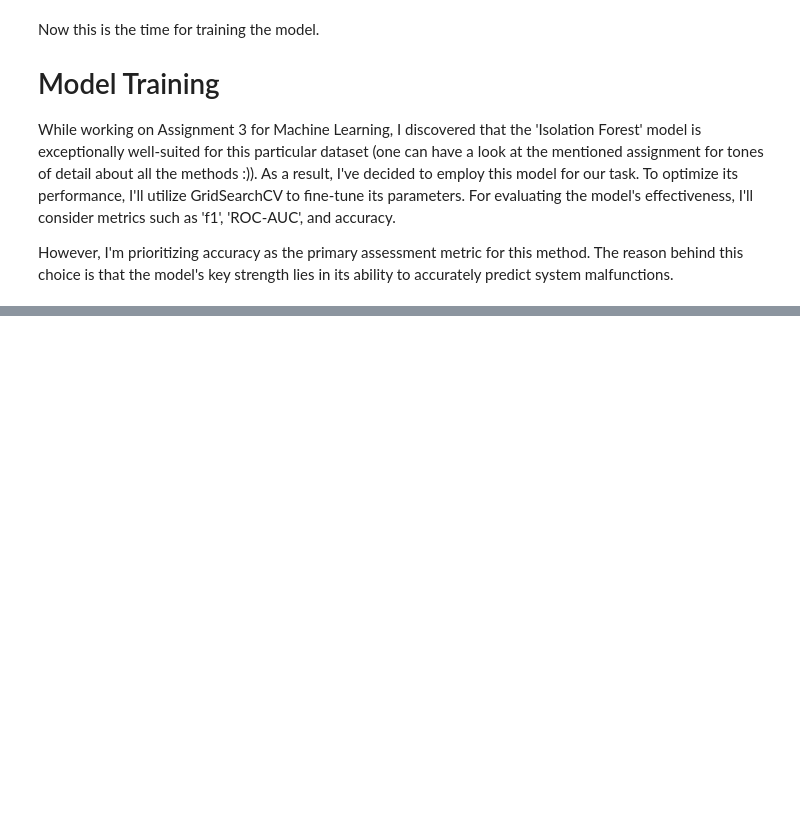
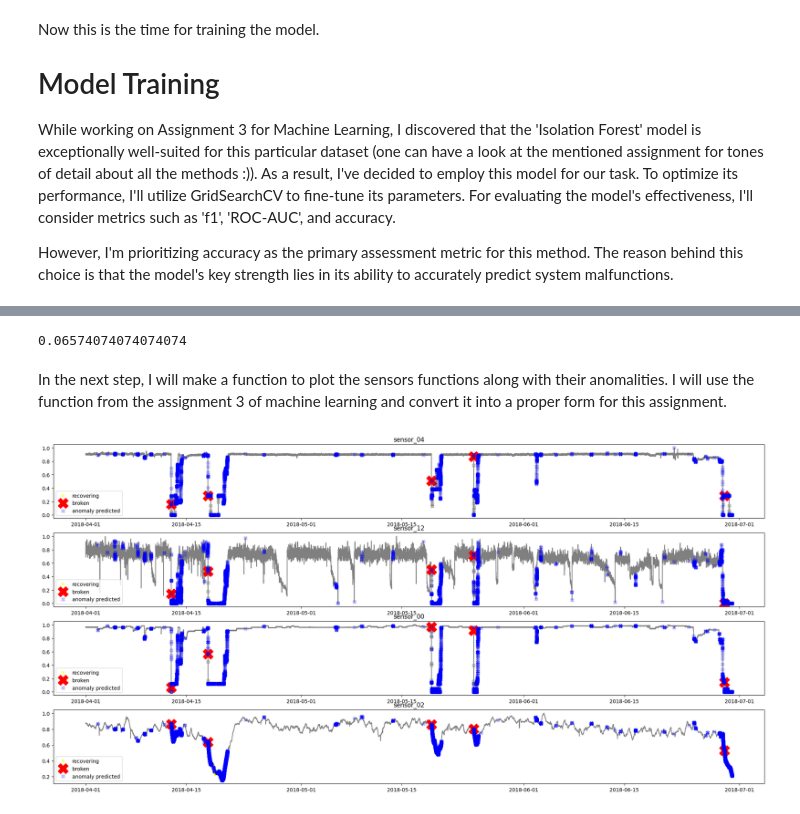
Before and after one commit to hooman-b/Programming_2, a Jupyter notebook: Week_2_7/test_notebook.ipynb, the cells around one changed output, grey strips where cells are left out. Cells and saved outputs as stored; diff of their text form; code cells hidden in the pictures; blank space fills up the shorter version.

```diff
--- a/Week_2_7/test_notebook.ipynb
+++ b/Week_2_7/test_notebook.ipynb
@@ -40,7 +41,7 @@ def configReader():
     return config
 # %%
 def dataframe_maker(config):
-    file_directory, file_name,_ = config.values()
+    file_directory, file_name,_,_ = config.values()
     os.chdir(file_directory)
     df = pd.read_csv(file_name).drop('Unnamed: 0', axis=1)
     return df
@@ -634,0 +670,4 @@ final_dict
+# %%
+accuracy_score(y_train, y_pred)
+# %% [output]
+0.06574074074074074
@@ -634,0 +676,38 @@ final_dict
+# %% [markdown]
+In the next step, I will make a function to plot the sensors functions along with their anomalities. I will use the function from the assignment 3 of machine learning and convert it into a proper form for this assignment.
+# %%
+import matplotlib.pyplot as plt
+
+def plot_sensor_anomalies(df, sensor_names, column_name='machine_status', anomaly_method_name=None):
+    broken_rows = df[df[column_name] == 'BROKEN']
+    recovery_rows = df[df[column_name] == 'RECOVERING']
+
+    fig, axes = plt.subplots(nrows=len(sensor_names), ncols=1, figsize=(25, 3*len(sensor_names)))
+
+    # Flatten the axes array if it's not already 1D
+    if len(sensor_names) == 1:
+        axes = [axes]
+
+    else:
+        axes = axes.flatten()
+
+    for number, ax in enumerate(axes):
+
+        ax.plot(df[sensor_names[number]], color='grey')
+        ax.plot(recovery_rows[sensor_names[number]], linestyle='none', marker='o',
+                 color='yellow', markersize=5, label='recovering', alpha=0.5)
+        ax.plot(broken_rows[sensor_names[number]], linestyle='none', marker='X',
+                 color='red', markersize=20, label='broken')
+
+        if anomaly_method_name is not None:
+            anomaly_rows = df[df[anomaly_method_name] == -1]
+            ax.plot(anomaly_rows[sensor_names[number]], linestyle='none', marker='X',
+                     color='blue', markersize=7, label='anomaly predicted', alpha=0.2)
+
+        ax.set_title(sensor_names[number])
+        ax.legend()
+    return fig
+# %%
+figure = plot_sensor_anomalies(df_train, ['sensor_04','sensor_12', 'sensor_00', 'sensor_02'], anomaly_method_name='IsolationForest')
+# %% [output]
+[figure, added]
```
Also changed, not shown: parts of 9 cells of this notebook, 4 other files.
